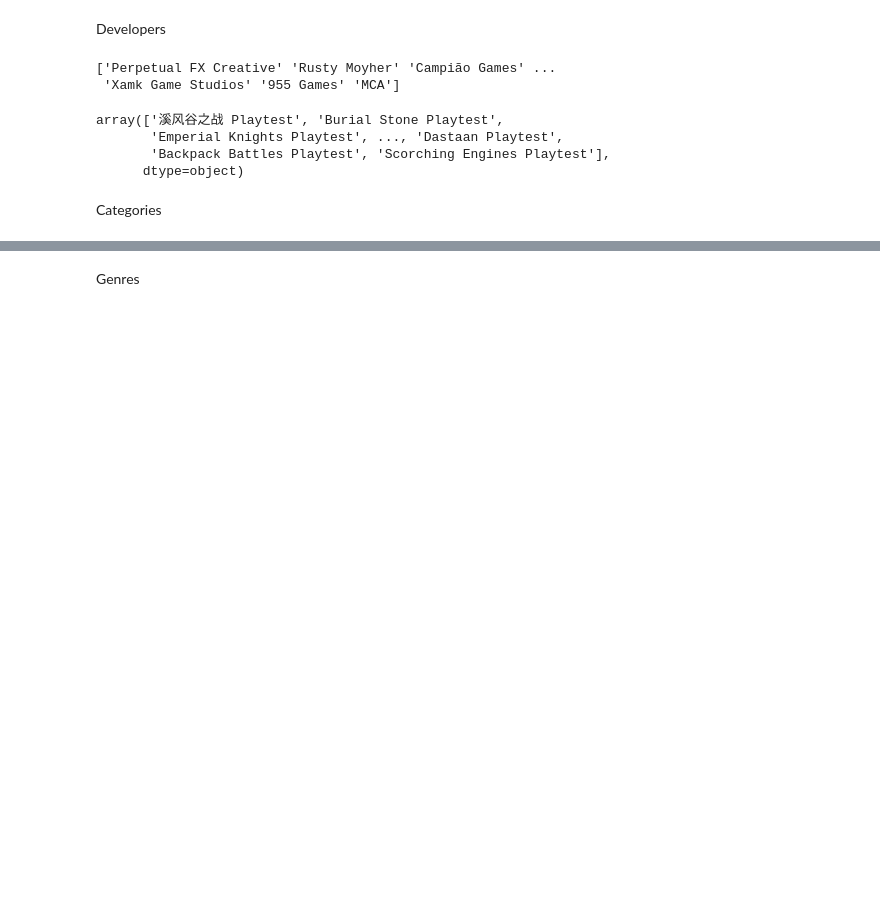
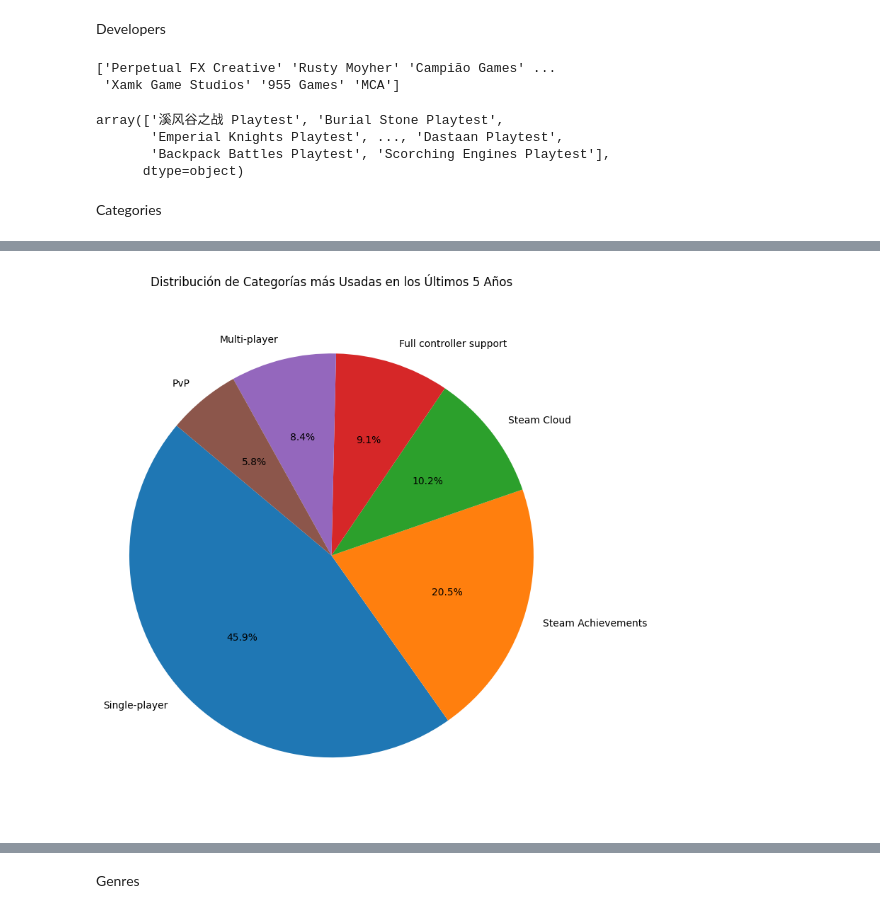
Before and after one commit to SamuelEscalante/SteamGames_Repository, a Jupyter notebook: notebooks/EDA/raw_eda.ipynb, the cells around one changed output, grey strips where cells are left out. Drawn from its saved outputs; the diff is of its cells as text; code cells hidden in the pictures; blank space fills up the shorter version.

```diff
--- a/notebooks/EDA/raw_eda.ipynb
+++ b/notebooks/EDA/raw_eda.ipynb
@@ -271,0 +385,20 @@ games.isna().sum()
+# %%
+games_last_5_years = games[games['ReleaseDate'].dt.year >= current_year - 5]
+
+category_counts = games_last_5_years['Categories'].str.split(', ').explode().value_counts()
+
+# Seleccionar las 10 categorías más frecuentes
+top_categories = category_counts.head(6)
+
+# Calcular los porcentajes de ocurrencia de cada categoría
+category_percentages = (top_categories / top_categories.sum()) * 100
+
+# Crear un gráfico de pastel
+plt.figure(figsize=(8, 8))
+plt.pie(category_percentages, labels=category_percentages.index, autopct='%1.1f%%', startangle=140)
+plt.title('Distribución de Categorías más Usadas en los Últimos 5 Años')
+plt.axis('equal')  # Para que el gráfico sea circular
+plt.tight_layout()
+plt.show()
+# %% [output]
+[figure, added]
```
Also changed, not shown: parts of 31 cells of this notebook, 3 other files.
